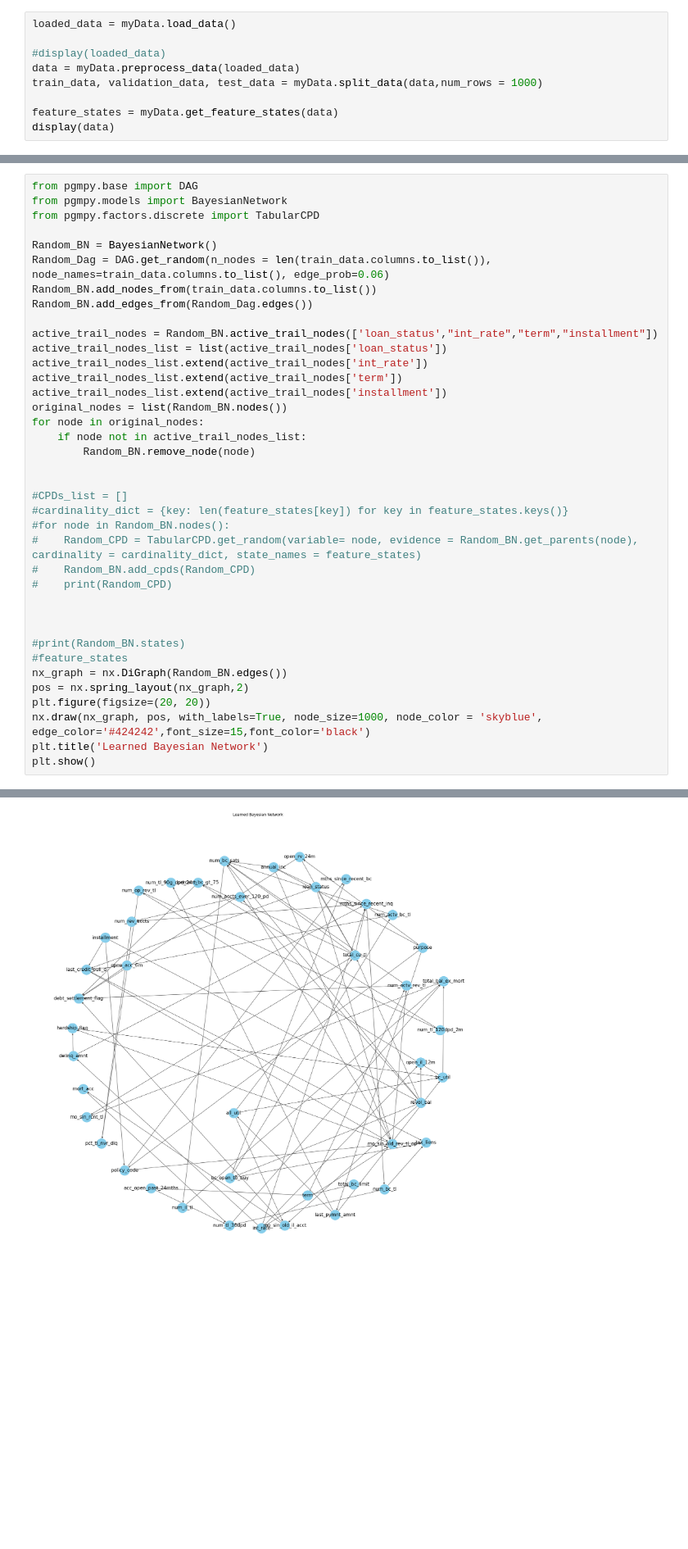
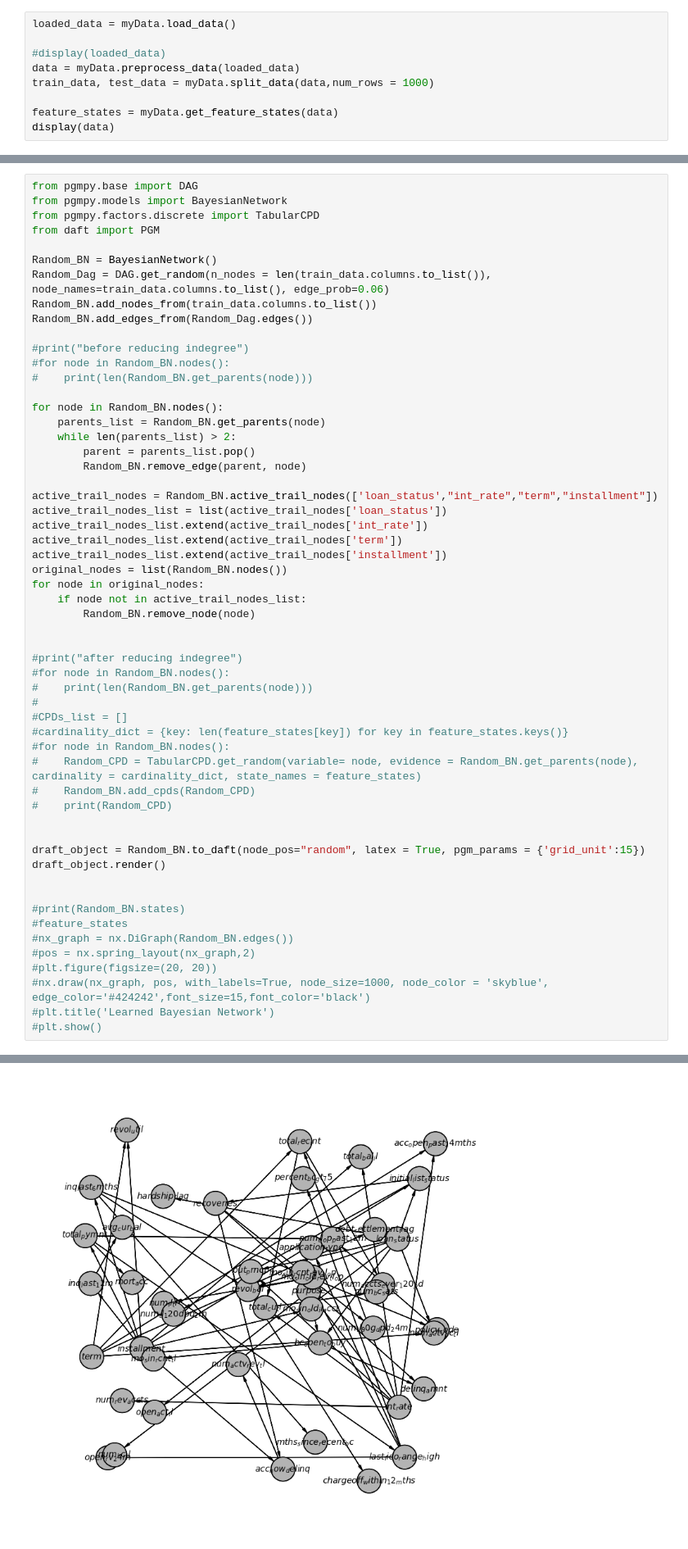
Before and after one commit to Zach-schwark/Honours-Research, a Jupyter notebook: Baseline/BN_random_network.ipynb, the cells around one changed output, grey strips where cells are left out. Shown at 82% size. Drawn from its saved outputs; the diff is of its cells as text; blank space fills up the shorter version.

Commit message:
reduce indegree of random network

```diff
--- a/Baseline/BN_random_network.ipynb
+++ b/Baseline/BN_random_network.ipynb
@@ -21,7 +23,7 @@ loaded_data = myData.load_data()
 
 #display(loaded_data)
 data = myData.preprocess_data(loaded_data)
-train_data, validation_data, test_data = myData.split_data(data,num_rows = 1000)
+train_data, test_data = myData.split_data(data,num_rows = 1000)
 
 feature_states = myData.get_feature_states(data)
 display(data)
@@ -33,11 +47,22 @@ MemoryError: Unable to allocate 1.90 GiB for an array with shape (113, 2260701)
 from pgmpy.base import DAG
 from pgmpy.models import BayesianNetwork
 from pgmpy.factors.discrete import TabularCPD
+from daft import PGM
 
 Random_BN = BayesianNetwork()
 Random_Dag = DAG.get_random(n_nodes = len(train_data.columns.to_list()), node_names=train_data.columns.to_list(), edge_prob=0.06)
 Random_BN.add_nodes_from(train_data.columns.to_list())
 Random_BN.add_edges_from(Random_Dag.edges())
+
+#print("before reducing indegree")
+#for node in Random_BN.nodes():
+#    print(len(Random_BN.get_parents(node)))
+
+for node in Random_BN.nodes():
+    parents_list = Random_BN.get_parents(node)
+    while len(parents_list) > 2:
+        parent = parents_list.pop()
+        Random_BN.remove_edge(parent, node)
 
 active_trail_nodes = Random_BN.active_trail_nodes(['loan_status',"int_rate","term","installment"])
 active_trail_nodes_list = list(active_trail_nodes['loan_status'])
@@ -50,6 +75,10 @@ for node in original_nodes:
         Random_BN.remove_node(node)
 
 
+#print("after reducing indegree")
+#for node in Random_BN.nodes():
+#    print(len(Random_BN.get_parents(node)))
+#
 #CPDs_list = []
 #cardinality_dict = {key: len(feature_states[key]) for key in feature_states.keys()}
 #for node in Random_BN.nodes():
@@ -58,13 +87,16 @@ for node in original_nodes:
 #    print(Random_CPD)
 
 
+draft_object = Random_BN.to_daft(node_pos="random", latex = True, pgm_params = {'grid_unit':15})
+draft_object.render()
+
 
 #print(Random_BN.states)
 #feature_states
-nx_graph = nx.DiGraph(Random_BN.edges())
-pos = nx.spring_layout(nx_graph,2)
-plt.figure(figsize=(20, 20))
-nx.draw(nx_graph, pos, with_labels=True, node_size=1000, node_color = 'skyblue', edge_color='#424242',font_size=15,font_color='black')
-plt.title('Learned Bayesian Network')
-plt.show()
+#nx_graph = nx.DiGraph(Random_BN.edges())
+#pos = nx.spring_layout(nx_graph,2)
+#plt.figure(figsize=(20, 20))
+#nx.draw(nx_graph, pos, with_labels=True, node_size=1000, node_color = 'skyblue', edge_color='#424242',font_size=15,font_color='black')
+#plt.title('Learned Bayesian Network')
+#plt.show()
 # %% [output]
@@ -71,4 +104,4 @@ plt.show()
-[figure, old version]
+[figure, new version]
 # %% [markdown]
 ###  Parameter Estimation
 # %%
```
Also changed, not shown: parts of 7 cells of this notebook, 6 other files.
